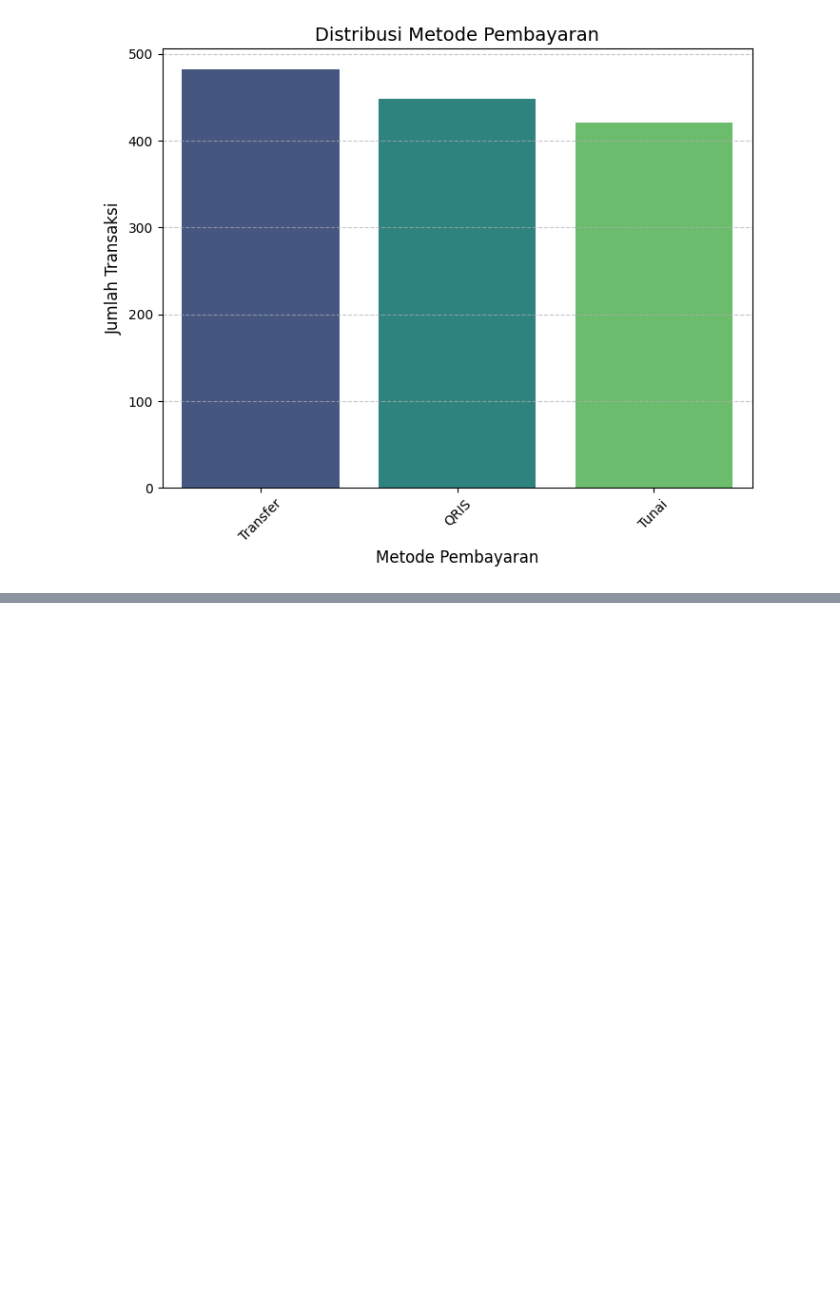
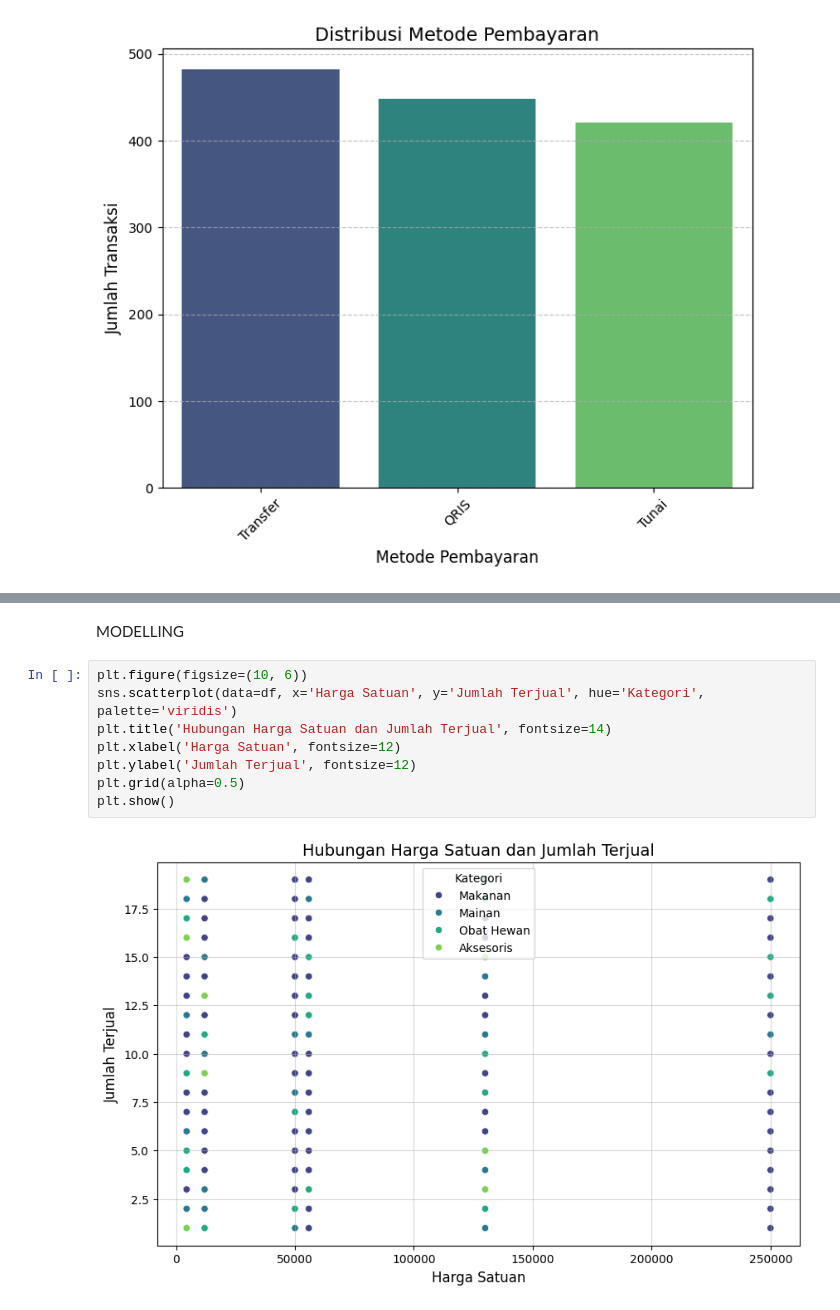
Before and after one commit to MohammadSobri14/TB-PAVD, a Jupyter notebook: petshop.ipynb, the cells around one changed output, grey strips where cells are left out. Saved outputs shown, nothing was run; the diff lists cells and outputs as text; blank space fills up the shorter version.

```diff
--- a/petshop.ipynb
+++ b/petshop.ipynb
@@ -136,0 +266,12 @@ df.describe(include='all')
+# %% [markdown]
+MODELLING
+# %%
+plt.figure(figsize=(10, 6))
+sns.scatterplot(data=df, x='Harga Satuan', y='Jumlah Terjual', hue='Kategori', palette='viridis')
+plt.title('Hubungan Harga Satuan dan Jumlah Terjual', fontsize=14)
+plt.xlabel('Harga Satuan', fontsize=12)
+plt.ylabel('Jumlah Terjual', fontsize=12)
+plt.grid(alpha=0.5)
+plt.show()
+# %% [output]
+[figure, added]
```
Also changed, not shown: parts of 15 cells of this notebook, 1 other file.
